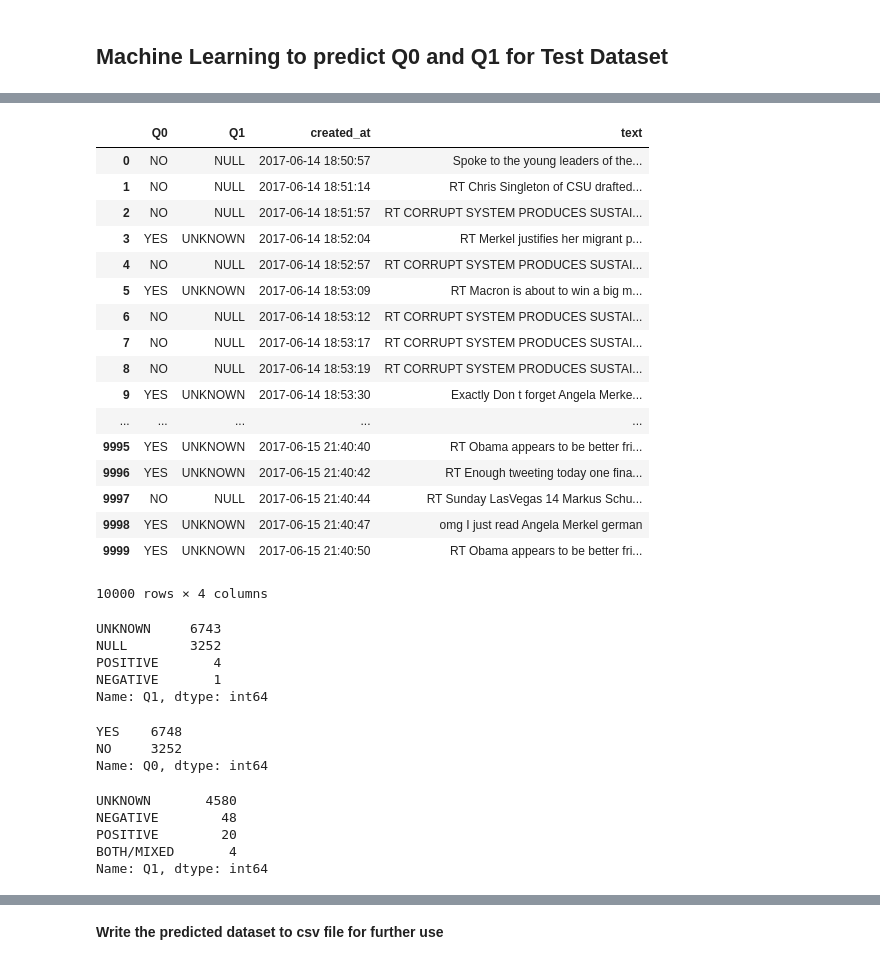
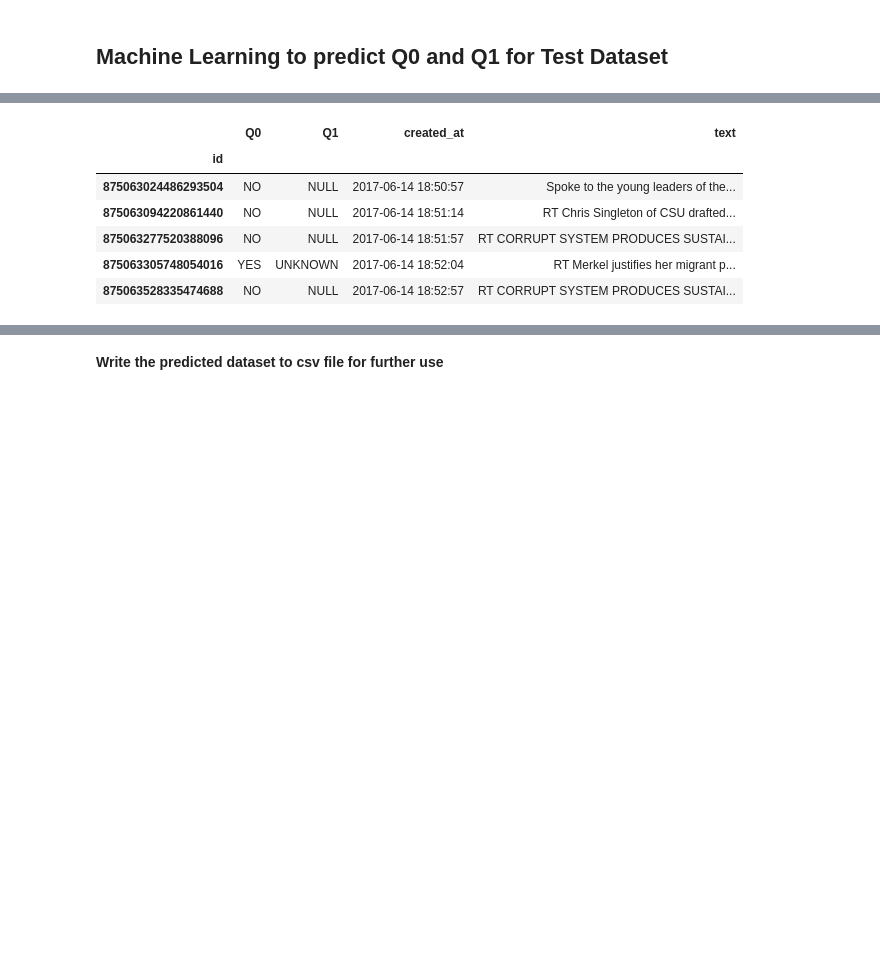
Before and after one commit to ChoudhuryAnkhi/sentiment-analysis-of-tweets-election-2017, a Jupyter notebook: notebooks/Creating dataset for machine learning - German Election.ipynb, the cells around one changed output, grey strips where cells are left out. Saved outputs shown, nothing was run; the diff lists cells and outputs as text; code cells hidden in the pictures; blank space fills up the shorter version.

```diff
--- a/notebooks/Creating dataset for machine learning - German Election.ipynb
+++ b/notebooks/Creating dataset for machine learning - German Election.ipynb
@@ -320,47 +313,21 @@ for column in column_dict.keys():
 # %%
+# if tweet is not relevant
+# -- ignore the Q1 prediction by using "NULL" as the value
+
 df_predictions = pd.DataFrame(data)
-for i, row in df_predictions.iterrows():
-    if row["Q0"]=="NO" :
-        df_predictions.at[i,"Q1"] = "NULL"
-df_predictions
+#for i, row in df_predictions.iterrows():
+#    if row["Q0"]=="NO" :
+#        df_predictions.at[i,"Q1"] = "NULL"
+
+#replacing the "for loop" with the vectorised "ufunc" should yield faster execution
+not_relevant_indices = df_predictions.query("Q0=='NO'").index
+df_predictions.loc[not_relevant_indices,"Q1"] = 'NULL'
+df_predictions.head()
 # %% [output]
 |  | Q0 | Q1 | created_at | text |
-| 0 | NO | NULL | 2017-06-14 18:50:57 | Spoke to the young leaders of the... |
-| 1 | NO | NULL | 2017-06-14 18:51:14 | RT Chris Singleton of CSU drafted... |
-| 2 | NO | NULL | 2017-06-14 18:51:57 | RT CORRUPT SYSTEM PRODUCES SUSTAI... |
-| 3 | YES | UNKNOWN | 2017-06-14 18:52:04 | RT Merkel justifies her migrant p... |
-| 4 | NO | NULL | 2017-06-14 18:52:57 | RT CORRUPT SYSTEM PRODUCES SUSTAI... |
-| 5 | YES | UNKNOWN | 2017-06-14 18:53:09 | RT Macron is about to win a big m... |
-| 6 | NO | NULL | 2017-06-14 18:53:12 | RT CORRUPT SYSTEM PRODUCES SUSTAI... |
-| 7 | NO | NULL | 2017-06-14 18:53:17 | RT CORRUPT SYSTEM PRODUCES SUSTAI... |
-| 8 | NO | NULL | 2017-06-14 18:53:19 | RT CORRUPT SYSTEM PRODUCES SUSTAI... |
-| 9 | YES | UNKNOWN | 2017-06-14 18:53:30 | Exactly Don t forget Angela Merke... |
-| ... | ... | ... | ... | ... |
-| 9995 | YES | UNKNOWN | 2017-06-15 21:40:40 | RT Obama appears to be better fri... |
-| 9996 | YES | UNKNOWN | 2017-06-15 21:40:42 | RT Enough tweeting today one fina... |
-| 9997 | NO | NULL | 2017-06-15 21:40:44 | RT Sunday LasVegas 14 Markus Schu... |
-| 9998 | YES | UNKNOWN | 2017-06-15 21:40:47 | omg I just read Angela Merkel german |
-| 9999 | YES | UNKNOWN | 2017-06-15 21:40:50 | RT Obama appears to be better fri... |
+| id |  |  |  |  |
+| 875063024486293504 | NO | NULL | 2017-06-14 18:50:57 | Spoke to the young leaders of the... |
+| 875063094220861440 | NO | NULL | 2017-06-14 18:51:14 | RT Chris Singleton of CSU drafted... |
+| 875063277520388096 | NO | NULL | 2017-06-14 18:51:57 | RT CORRUPT SYSTEM PRODUCES SUSTAI... |
+| 875063305748054016 | YES | UNKNOWN | 2017-06-14 18:52:04 | RT Merkel justifies her migrant p... |
+| 875063528335474688 | NO | NULL | 2017-06-14 18:52:57 | RT CORRUPT SYSTEM PRODUCES SUSTAI... |
-10000 rows × 4 columns
-# %%
-df_predictions.Q1.value_counts()
-# %% [output]
-UNKNOWN     6743
-NULL        3252
-POSITIVE       4
-NEGATIVE       1
-Name: Q1, dtype: int64
-# %%
-df_predictions.Q0.value_counts()
-# %% [output]
-YES    6748
-NO     3252
-Name: Q0, dtype: int64
-# %%
-clean_train_df.Q1.value_counts()
-# %% [output]
-UNKNOWN       4580
-NEGATIVE        48
-POSITIVE        20
-BOTH/MIXED       4
-Name: Q1, dtype: int64
```
Also changed, not shown: parts of 22 cells of this notebook.
